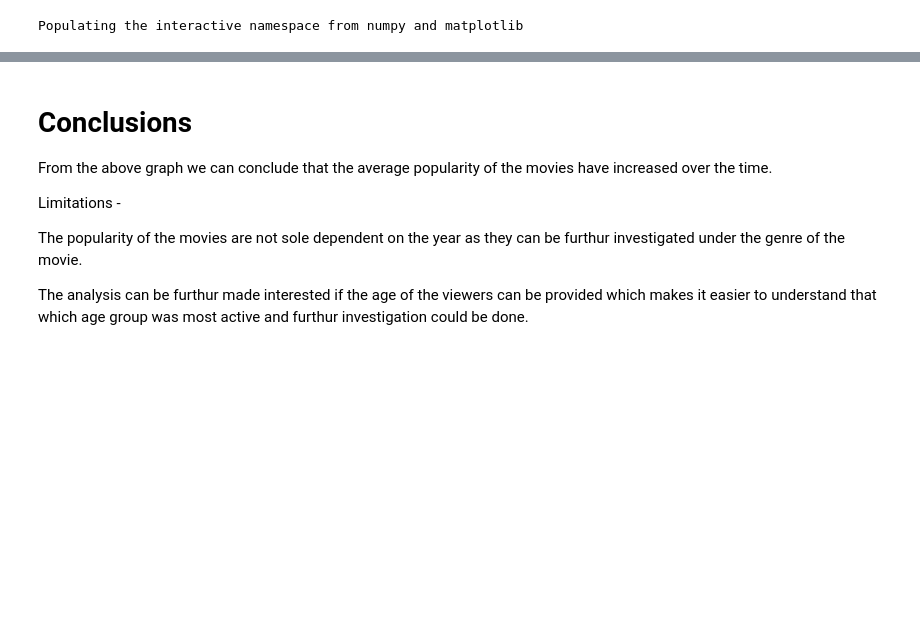
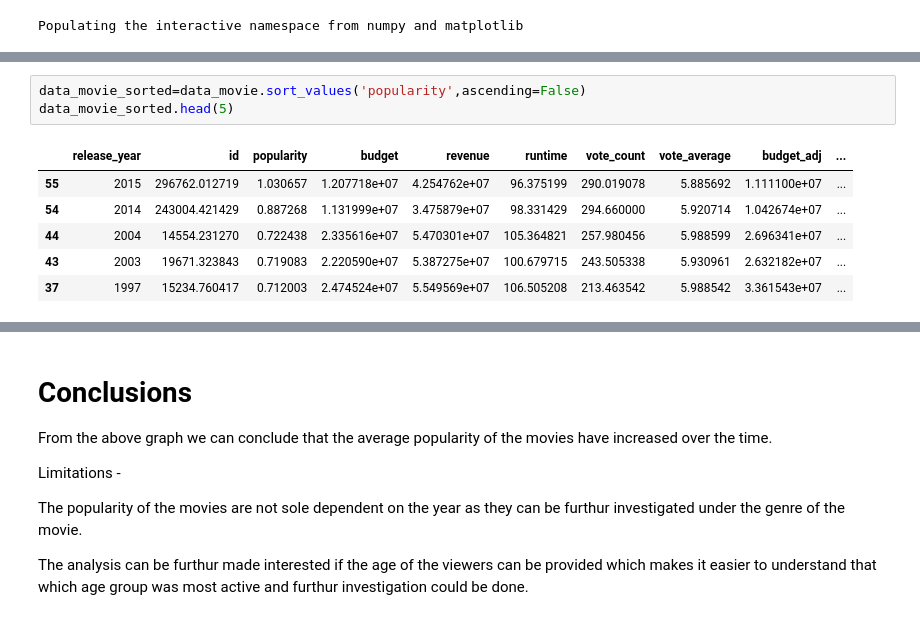
Before and after one commit to deepaksharma1992/Machine-Learning-Foundation-Nanodegree, a Jupyter notebook: Explore the Dataset/TMDb Movie Data.ipynb, the cells around one changed output, grey strips where cells are left out. Drawn from its saved outputs; the diff is of its cells as text; blank space fills up the shorter version.

```diff
--- a/Explore the Dataset/TMDb Movie Data.ipynb
+++ b/Explore the Dataset/TMDb Movie Data.ipynb
@@ -49,0 +57,10 @@ data_movie.head()
+# %%
+data_movie_sorted=data_movie.sort_values('popularity',ascending=False)
+data_movie_sorted.head(5)
+# %% [output]
+|  | release_year | id | popularity | budget | revenue | runtime | vote_count | vote_average | budget_adj | ... |
+| 55 | 2015 | 296762.012719 | 1.030657 | 1.207718e+07 | 4.254762e+07 | 96.375199 | 290.019078 | 5.885692 | 1.111100e+07 | ... |
+| 54 | 2014 | 243004.421429 | 0.887268 | 1.131999e+07 | 3.475879e+07 | 98.331429 | 294.660000 | 5.920714 | 1.042674e+07 | ... |
+| 44 | 2004 | 14554.231270 | 0.722438 | 2.335616e+07 | 5.470301e+07 | 105.364821 | 257.980456 | 5.988599 | 2.696341e+07 | ... |
+| 43 | 2003 | 19671.323843 | 0.719083 | 2.220590e+07 | 5.387275e+07 | 100.679715 | 243.505338 | 5.930961 | 2.632182e+07 | ... |
+| 37 | 1997 | 15234.760417 | 0.712003 | 2.474524e+07 | 5.549569e+07 | 106.505208 | 213.463542 | 5.988542 | 3.361543e+07 | ... |
```
Also changed, not shown: parts of 31 cells of this notebook, 6 other files.
